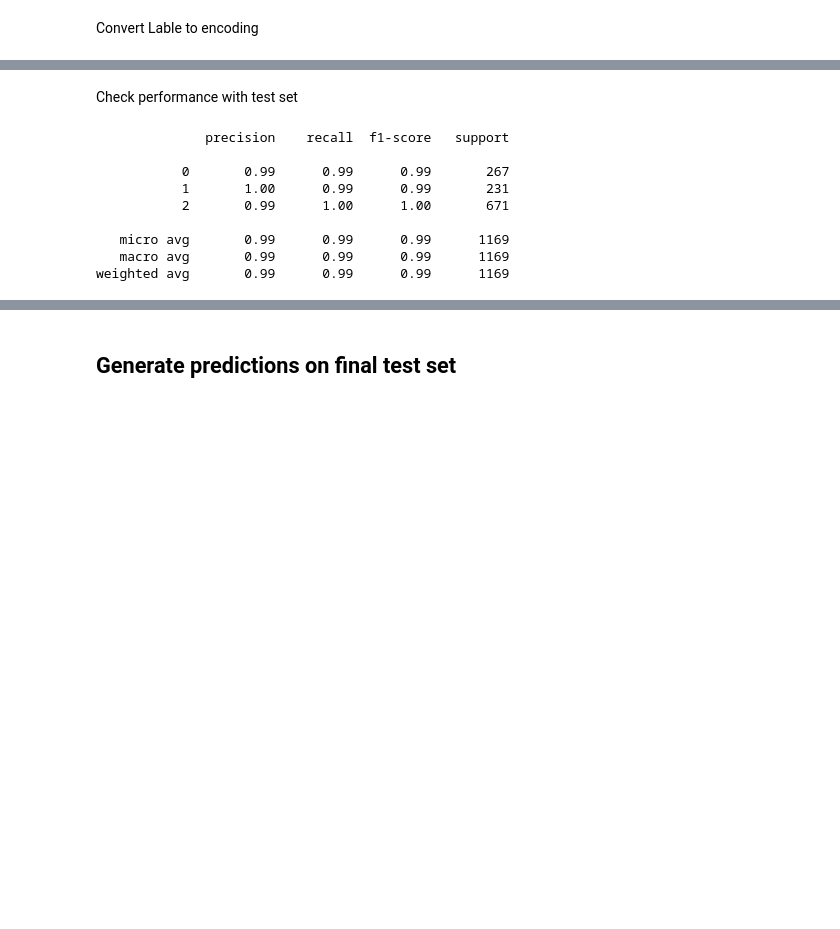
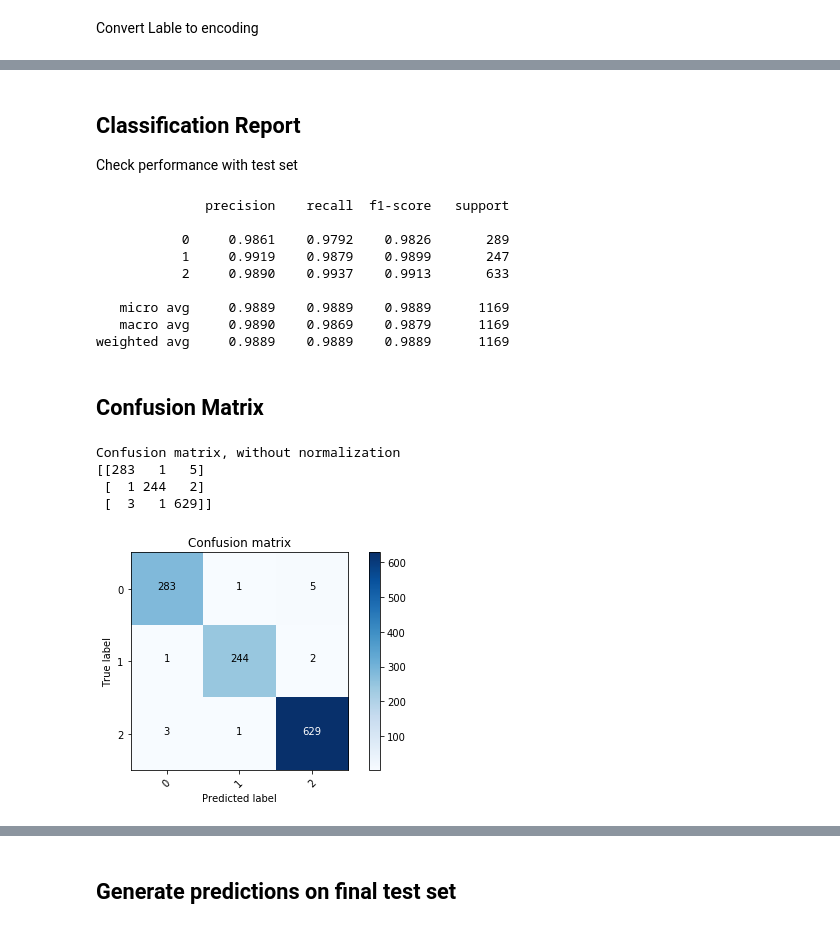
Before and after one commit to jaynpearl/offsite_test, a Jupyter notebook: q3a/Q3a.ipynb, the cells around one changed output, grey strips where cells are left out. Drawn from its saved outputs; the diff is of its cells as text; code cells hidden in the pictures; blank space fills up the shorter version.

```diff
--- a/q3a/Q3a.ipynb
+++ b/q3a/Q3a.ipynb
@@ -140,17 +169,67 @@ for mean, std, params in zip(means, stds, clf.cv_results_['params']):
 # %% [markdown]
+## Classification Report
 Check performance with test set
 # %%
 test_df.reset_index()
 y_test = tags_enc.transform(test_df['tags'])
 X_test = count_vectorizer.transform(test_df['text'])
-print(classification_report(y_test, clf.predict(X_test)))
+y_pred = clf.predict(X_test)
+print(classification_report(y_test, y_pred, digits=4))
 # %% [output]
               precision    recall  f1-score   support
 
-           0       0.99      0.99      0.99       267
-           1       1.00      0.99      0.99       231
-           2       0.99      1.00      1.00       671
+           0     0.9861    0.9792    0.9826       289
+           1     0.9919    0.9879    0.9899       247
+           2     0.9890    0.9937    0.9913       633
 
-   micro avg       0.99      0.99      0.99      1169
-   macro avg       0.99      0.99      0.99      1169
-weighted avg       0.99      0.99      0.99      1169
+   micro avg     0.9889    0.9889    0.9889      1169
+   macro avg     0.9890    0.9869    0.9879      1169
+weighted avg     0.9889    0.9889    0.9889      1169
+# %% [markdown]
+## Confusion Matrix
+# %%
+def plot_confusion_matrix(cm, classes,
+                          normalize=False,
+                          title='Confusion matrix',
+                          cmap=plt.cm.Blues):
+    """
+    This function prints and plots the confusion matrix.
+    Normalization can be applied by setting `normalize=True`.
+    """
+    if normalize:
+        cm = cm.astype('float') / cm.sum(axis=1)[:, np.newaxis]
+        print("Normalized confusion matrix")
+    else:
+        print('Confusion matrix, without normalization')
+
+    print(cm)
+
+    plt.imshow(cm, interpolation='nearest', cmap=cmap)
+    plt.title(title)
+    plt.colorbar()
+    tick_marks = np.arange(len(classes))
+
+    plt.xticks(tick_marks, classes, rotation=45)
+    plt.yticks(tick_marks, classes)
+
+    fmt = '.2f' if normalize else 'd'
+    thresh = cm.max() / 2.
+    for i, j in itertools.product(range(cm.shape[0]), range(cm.shape[1])):
+        plt.text(j, i, format(cm[i, j], fmt),
+                 horizontalalignment="center",
+                 color="white" if cm[i, j] > thresh else "black")
+
+    plt.ylabel('True label')
+    plt.xlabel('Predicted label')
+    plt.tight_layout()
+# %%
+%matplotlib inline
+
+cnf_matrix = confusion_matrix(y_test, y_pred)
+plot_confusion_matrix(cnf_matrix, classes=['0', '1', '2'], title='Confusion matrix')
+# %% [output]
+Confusion matrix, without normalization
+[[283   1   5]
+ [  1 244   2]
+ [  3   1 629]]
+[figure, added]
```
Also changed, not shown: parts of 13 cells of this notebook, 2 other files.
